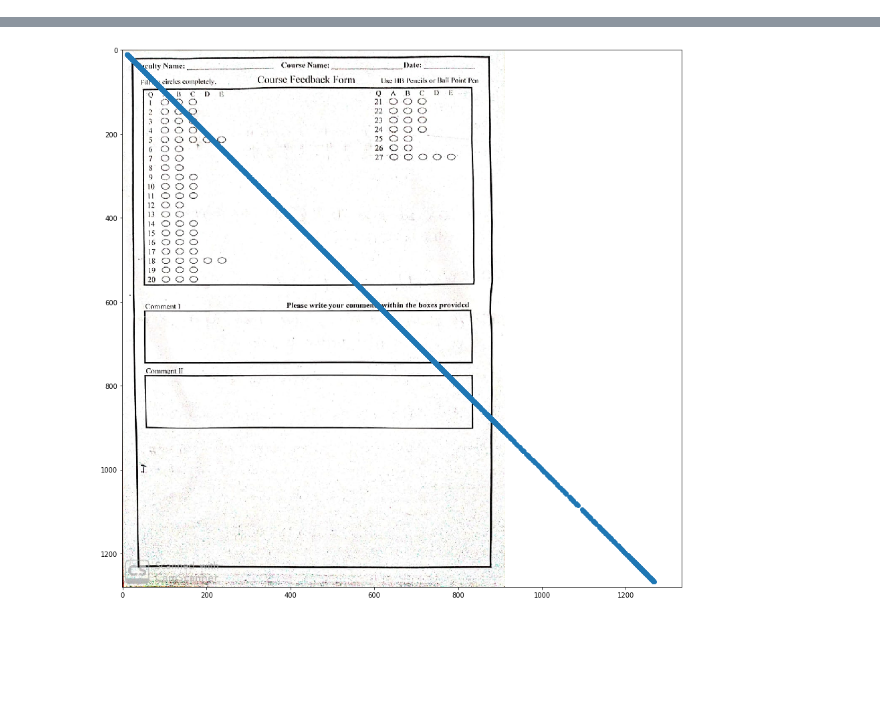
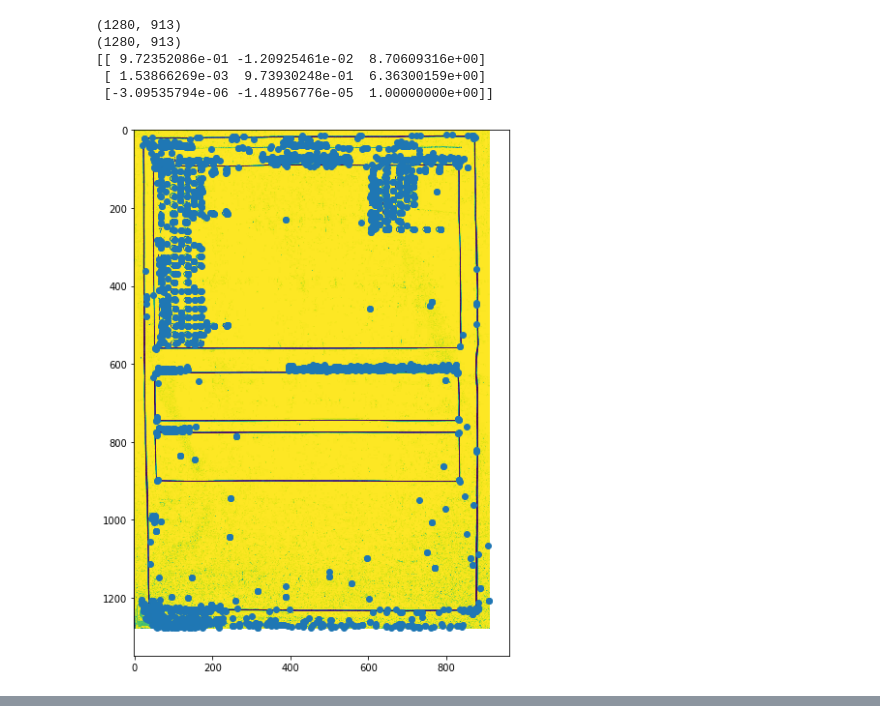
Before and after one commit to salay-jain/OMR-Auto-Grading-System, a Jupyter notebook: DIP_Project.ipynb, the cells around one changed output, grey strips where cells are left out. Drawn from its saved outputs; the diff is of its cells as text; code cells hidden in the pictures; blank space fills up the shorter version.

```diff
--- a/DIP_Project.ipynb
+++ b/DIP_Project.ipynb
@@ -7,0 +55,33 @@ from numpy import linalg as LA
+# %%
+img1=Image.open('./i1.jpeg').convert('L')
+img2=Image.open('./i2.jpeg').convert('L')
+img2=img2.resize(np.array(img1).T.shape)
+a=np.array(img1)
+b=np.array(img2)
+print(a.shape)
+print(b.shape)
+sift=cv2.xfeatures2d.SIFT_create()
+key_points=sift.detect(a)
+pts1=np.array([x.pt for x in key_points],dtype=np.float32)
+#print(pts1)
+pts2,status,_=cv2.calcOpticalFlowPyrLK(a,b,pts1,None)
+status=status.reshape(status.shape[0])
+pts1=pts1[status == 1]
+pts2=pts2[status == 1]
+H, mask = cv2.findHomography(pts1,pts2, cv2.RANSAC, 5.0)
+print(H)
+plt.figure(figsize=(10,10))
+plt.imshow(a)
+plt.scatter(pts1[:,0],pts1[:,1])
+plt.show()
+plt.figure(figsize=(10,10))
+plt.imshow(b)
+plt.scatter(pts2[:,0],pts2[:,1])
+plt.show()
+# %% [output]
+(1280, 913)
+(1280, 913)
+[[ 9.72352086e-01 -1.20925461e-02  8.70609316e+00]
+ [ 1.53866269e-03  9.73930248e-01  6.36300159e+00]
+ [-3.09535794e-06 -1.48956776e-05  1.00000000e+00]]
+[figure, added]
@@ -41,8 +179,5 @@ if len(good) > MIN_MATCH_COUNT:
 # %%
-#print(H)
-plt.figure(figsize=(15,15))
-plt.imshow(orig_image)
-plt.scatter(src_pts,dst_pts)
-plt.show()
+# plt.figure(figsize=(15,15))
+# plt.imshow(np.array(img1))
+# # plt.scatter(a,b)
+# plt.show()
-# %% [output]
-[figure, removed]
```
Also changed, not shown: parts of 17 cells of this notebook.
